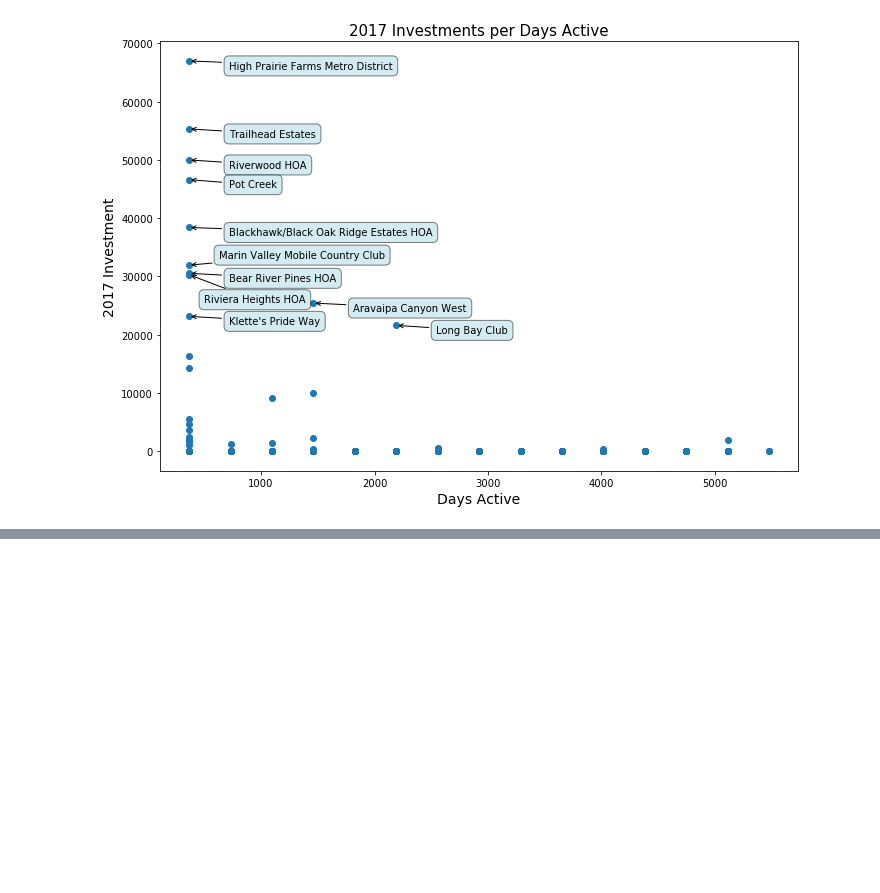
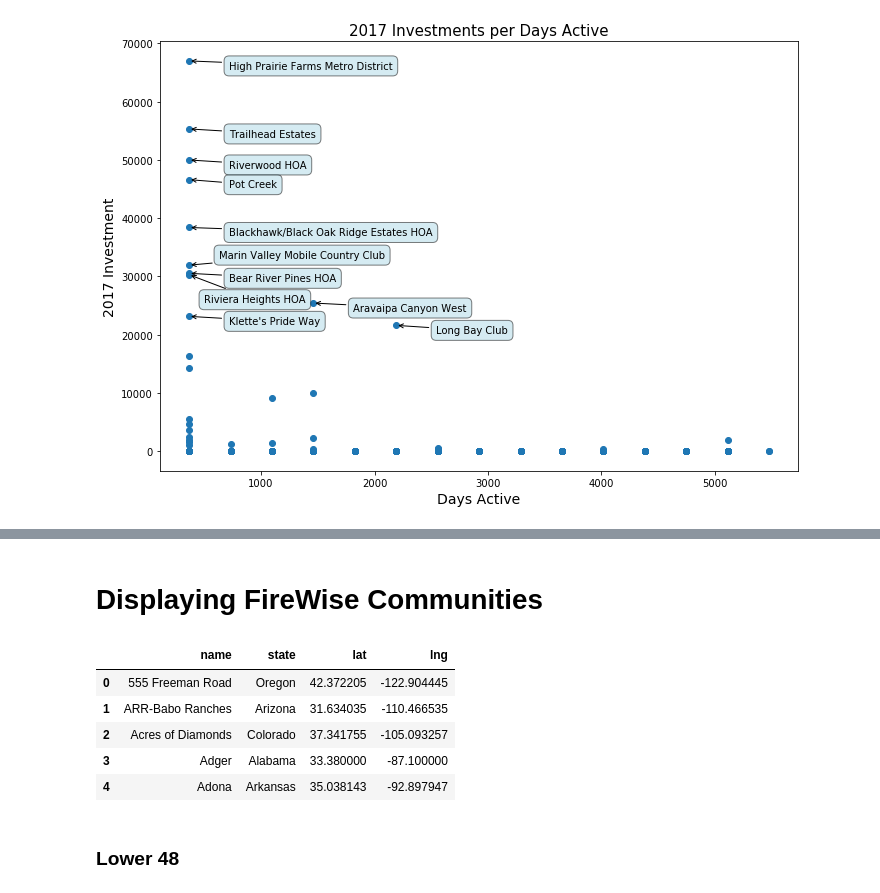
Before and after one commit to JordanHagan/FireWisdom, a Jupyter notebook: src/firewisdom_eda.ipynb, the cells around one changed output, grey strips where cells are left out. Drawn from its saved outputs; the diff is of its cells as text; code cells hidden in the pictures; blank space fills up the shorter version.

```diff
--- a/src/firewisdom_eda.ipynb
+++ b/src/firewisdom_eda.ipynb
@@ -303,0 +295,2 @@ plt.show();
+# %% [markdown]
+# Displaying FireWise Communities
@@ -303,0 +299,12 @@ plt.show();
+# %%
+df_active_coords = df_only_active[['name','state','lat','lng']]
+df_active_coords.head()
+# %% [output]
+|  | name | state | lat | lng |
+| 0 | 555 Freeman Road | Oregon | 42.372205 | -122.904445 |
+| 1 | ARR-Babo Ranches | Arizona | 31.634035 | -110.466535 |
+| 2 | Acres of Diamonds | Colorado | 37.341755 | -105.093257 |
+| 3 | Adger | Alabama | 33.380000 | -87.100000 |
+| 4 | Adona | Arkansas | 35.038143 | -92.897947 |
+# %% [markdown]
+### Lower 48
```
Also changed, not shown: parts of 13 cells of this notebook.
